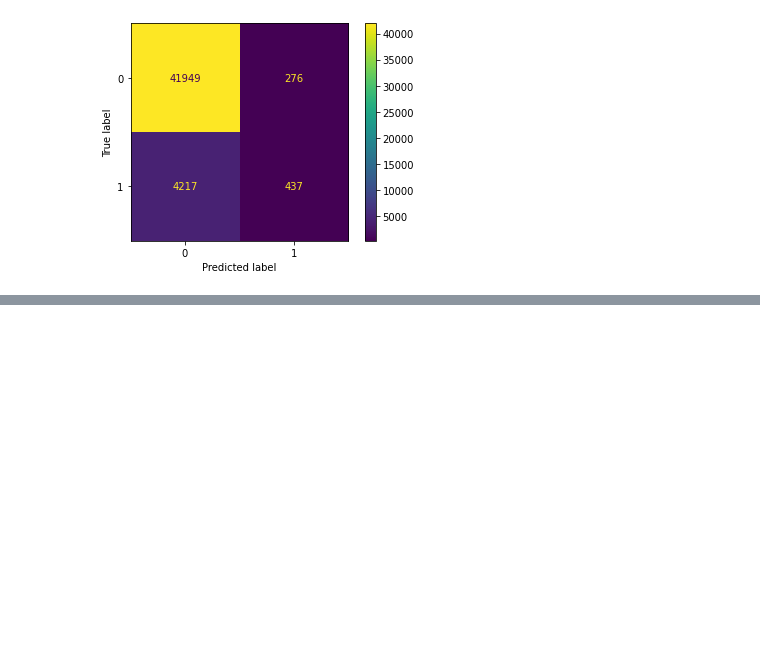
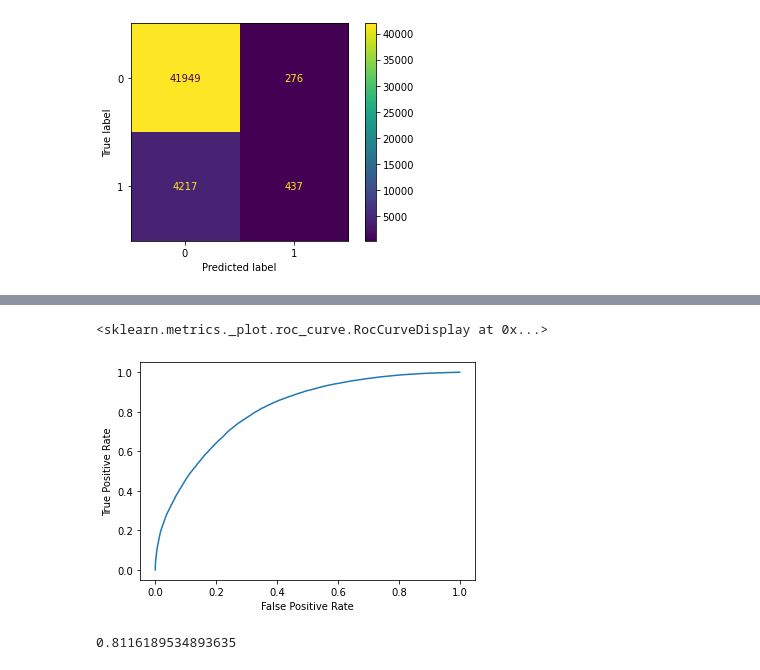
Before and after one commit to sertalpbilal/fun_with_shot_data, a Jupyter notebook: notebooks/naive_xg.ipynb, the cells around one changed output, grey strips where cells are left out. Cells and saved outputs as stored; diff of their text form; code cells hidden in the pictures; blank space fills up the shorter version.

```diff
--- a/notebooks/naive_xg.ipynb
+++ b/notebooks/naive_xg.ipynb
@@ -134,0 +147,11 @@ plot_confusion_matrix(reg, X_test, y_test)
+# %%
+my_fpr, my_tpr, my_thresholds = roc_curve(attack_df['outcome'], attack_df['prediction'])
+display = RocCurveDisplay(tpr=my_tpr, fpr=my_fpr)
+display.plot()
+# %% [output]
+<sklearn.metrics._plot.roc_curve.RocCurveDisplay at 0x...>
+[figure, added]
+# %%
+roc_auc_score(attack_df['outcome'], attack_df['prediction'])
+# %% [output]
+0.8116189534893635
```
Also changed, not shown: parts of 7 cells of this notebook.
